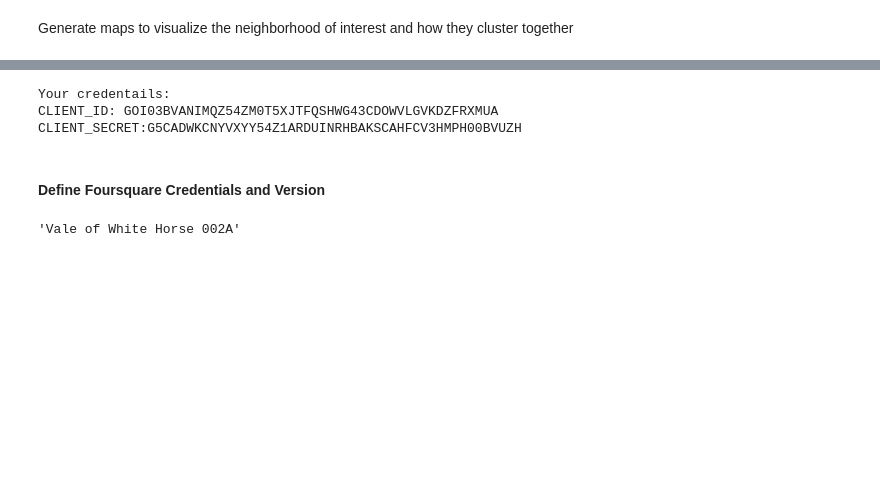
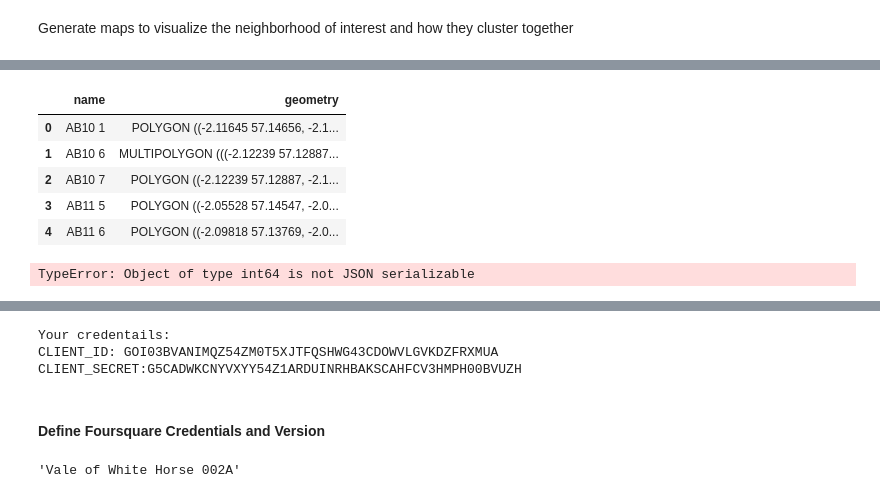
Before and after one commit to zbita/Coursera_Capstone, a Jupyter notebook: CrimeOxfordV03.ipynb, the cells around one changed output, grey strips where cells are left out. Drawn from its saved outputs; the diff is of its cells as text; code cells hidden in the pictures; blank space fills up the shorter version.

```diff
--- a/CrimeOxfordV03.ipynb
+++ b/CrimeOxfordV03.ipynb
@@ -94,3 +111,46 @@ AttributeError: module 'folium' has no attribute 'Choropleth'
+# %%
+abi_plot_locations_path = os.path.join("Battle of Neighborhoods", "Sectors.shp")
+
+abi_plot_locations = gpd.read_file(abi_plot_locations_path)
+
+abi_plot_locations.head()
+# %% [output]
+|  | name | geometry |
+| 0 | AB10 1 | POLYGON ((-2.11645 57.14656, -2.1... |
+| 1 | AB10 6 | MULTIPOLYGON (((-2.12239 57.12887... |
+| 2 | AB10 7 | POLYGON ((-2.12239 57.12887, -2.1... |
+| 3 | AB11 5 | POLYGON ((-2.05528 57.14547, -2.0... |
+| 4 | AB11 6 | POLYGON ((-2.09818 57.13769, -2.0... |
+# %%
+abi_map = folium.Map([51.6708, -1.2880],
+                  zoom_start=12,
+                  tiles='stamenterrain')
+
+boundary = folium.features.GeoJson(boundary_json)
+
+abi_map.add_child(boundary)
+
+abi_plot_locations_json = abi_plot_locations.to_crs(epsg=4326).to_json()
+
+points = folium.features.GeoJson(abi_plot_locations_json)
+
+abi_map.add_child(points)
+
+# I can add marker one by one on the map
+for i in range(0,len(data)):
+   folium.Circle(
+      #popup=data.iloc[i]['name'],
+      location=[Grouped.iloc[i]['Longitude'], Grouped.iloc[i]['Latitude']],
+      radius=data.iloc[i]['value']*10000,
+      fill=True,
+      color='crimson',
+      fill_color='crimson'
+   ).add_to(abi_map)
+
+#HeatMap(Grouped).add_to(abi_map)
+abi_map
+# %% [output]
+TypeError: Object of type int64 is not JSON serializable
 # %%
 from folium.plugins import HeatMap
 
```
Also changed, not shown: parts of 9 cells of this notebook, 8 other files.
